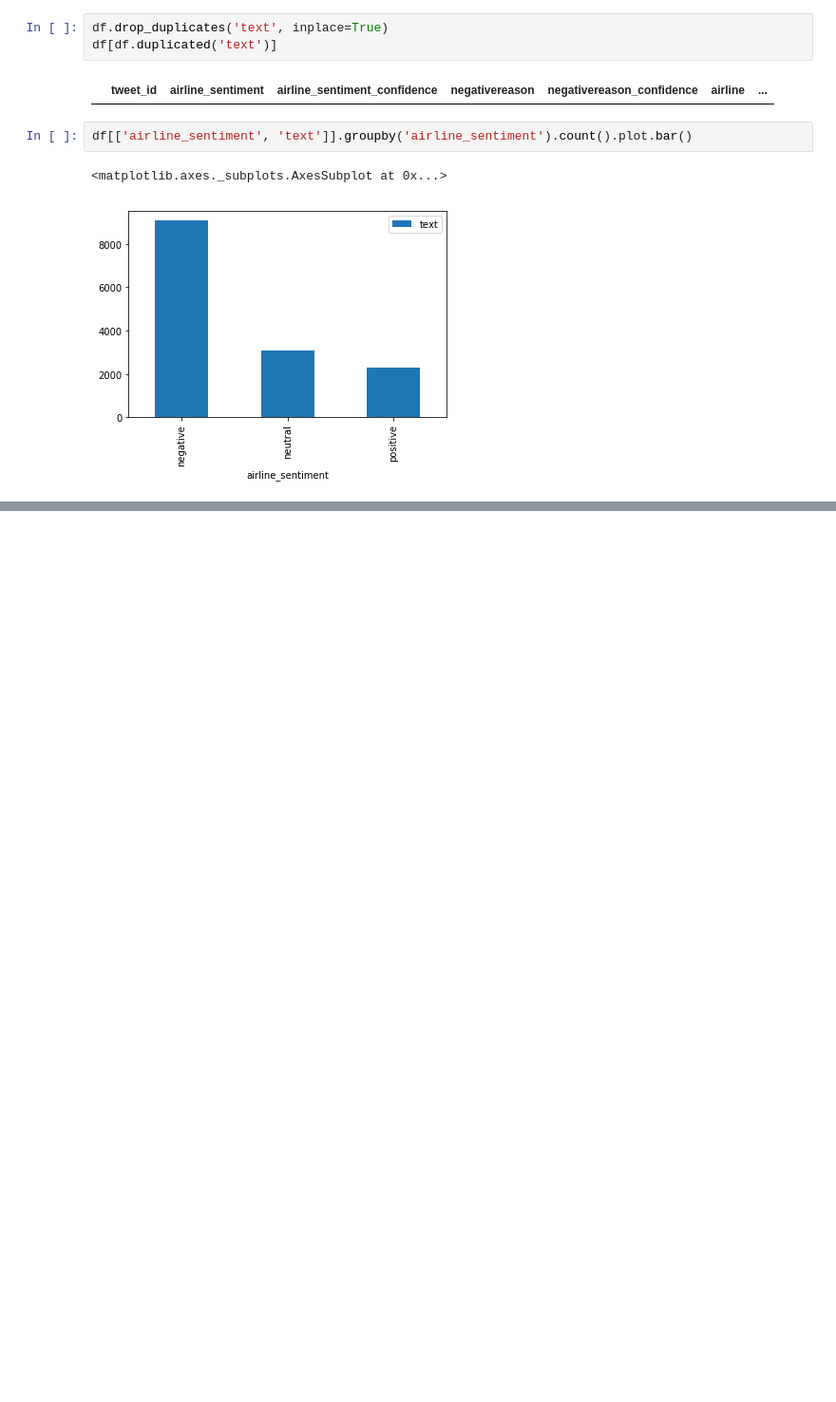
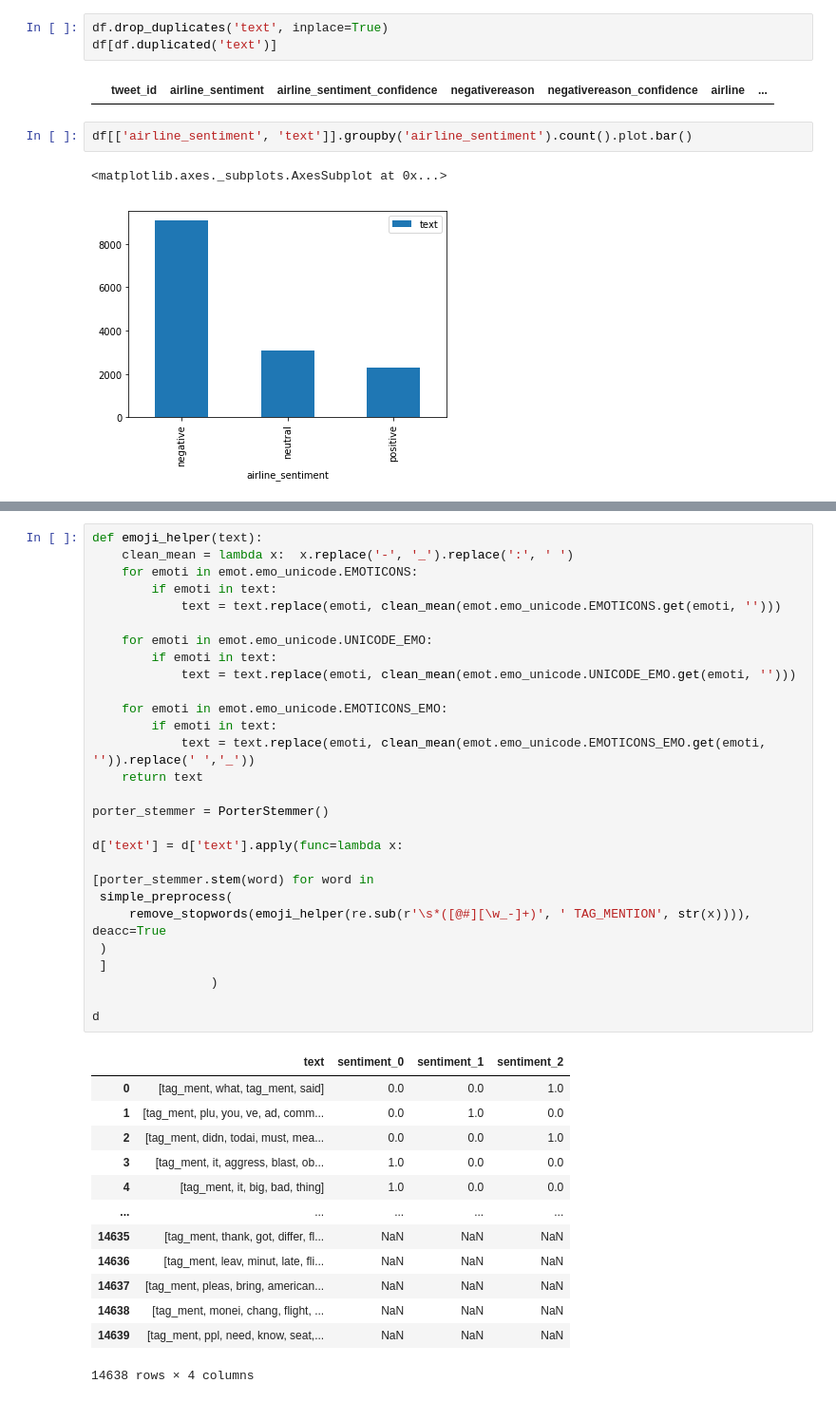
Before and after one commit to alimoezzi/deepLearningRecipes, a Jupyter notebook: pytorch_twitter_sentiment_analysis.ipynb, the cells around one changed output, grey strips where cells are left out. Shown at 95% size. Saved outputs shown, nothing was run; the diff lists cells and outputs as text; blank space fills up the shorter version.

```diff
--- a/pytorch_twitter_sentiment_analysis.ipynb
+++ b/pytorch_twitter_sentiment_analysis.ipynb
@@ -130,0 +164,42 @@ df[['airline_sentiment', 'text']].groupby('airline_sentiment').count().plot.bar(
+# %%
+def emoji_helper(text):
+    clean_mean = lambda x:  x.replace('-', '_').replace(':', ' ')
+    for emoti in emot.emo_unicode.EMOTICONS:
+        if emoti in text:
+            text = text.replace(emoti, clean_mean(emot.emo_unicode.EMOTICONS.get(emoti, '')))
+
+    for emoti in emot.emo_unicode.UNICODE_EMO:
+        if emoti in text:
+            text = text.replace(emoti, clean_mean(emot.emo_unicode.UNICODE_EMO.get(emoti, '')))
+
+    for emoti in emot.emo_unicode.EMOTICONS_EMO:
+        if emoti in text:
+            text = text.replace(emoti, clean_mean(emot.emo_unicode.EMOTICONS_EMO.get(emoti, '')).replace(' ','_'))
+    return text
+
+porter_stemmer = PorterStemmer()
+
+d['text'] = d['text'].apply(func=lambda x:
+
+[porter_stemmer.stem(word) for word in
+ simple_preprocess(
+     remove_stopwords(emoji_helper(re.sub(r'\s*([@#][\w_-]+)', ' TAG_MENTION', str(x)))), deacc=True
+ )
+ ]
+                )
+
+d
+# %% [output]
+|  | text | sentiment_0 | sentiment_1 | sentiment_2 |
+| 0 | [tag_ment, what, tag_ment, said] | 0.0 | 0.0 | 1.0 |
+| 1 | [tag_ment, plu, you, ve, ad, comm... | 0.0 | 1.0 | 0.0 |
+| 2 | [tag_ment, didn, todai, must, mea... | 0.0 | 0.0 | 1.0 |
+| 3 | [tag_ment, it, aggress, blast, ob... | 1.0 | 0.0 | 0.0 |
+| 4 | [tag_ment, it, big, bad, thing] | 1.0 | 0.0 | 0.0 |
+| ... | ... | ... | ... | ... |
+| 14635 | [tag_ment, thank, got, differ, fl... | NaN | NaN | NaN |
+| 14636 | [tag_ment, leav, minut, late, fli... | NaN | NaN | NaN |
+| 14637 | [tag_ment, pleas, bring, american... | NaN | NaN | NaN |
+| 14638 | [tag_ment, monei, chang, flight, ... | NaN | NaN | NaN |
+| 14639 | [tag_ment, ppl, need, know, seat,... | NaN | NaN | NaN |
+14638 rows × 4 columns
```
Also changed, not shown: parts of 9 cells of this notebook.
